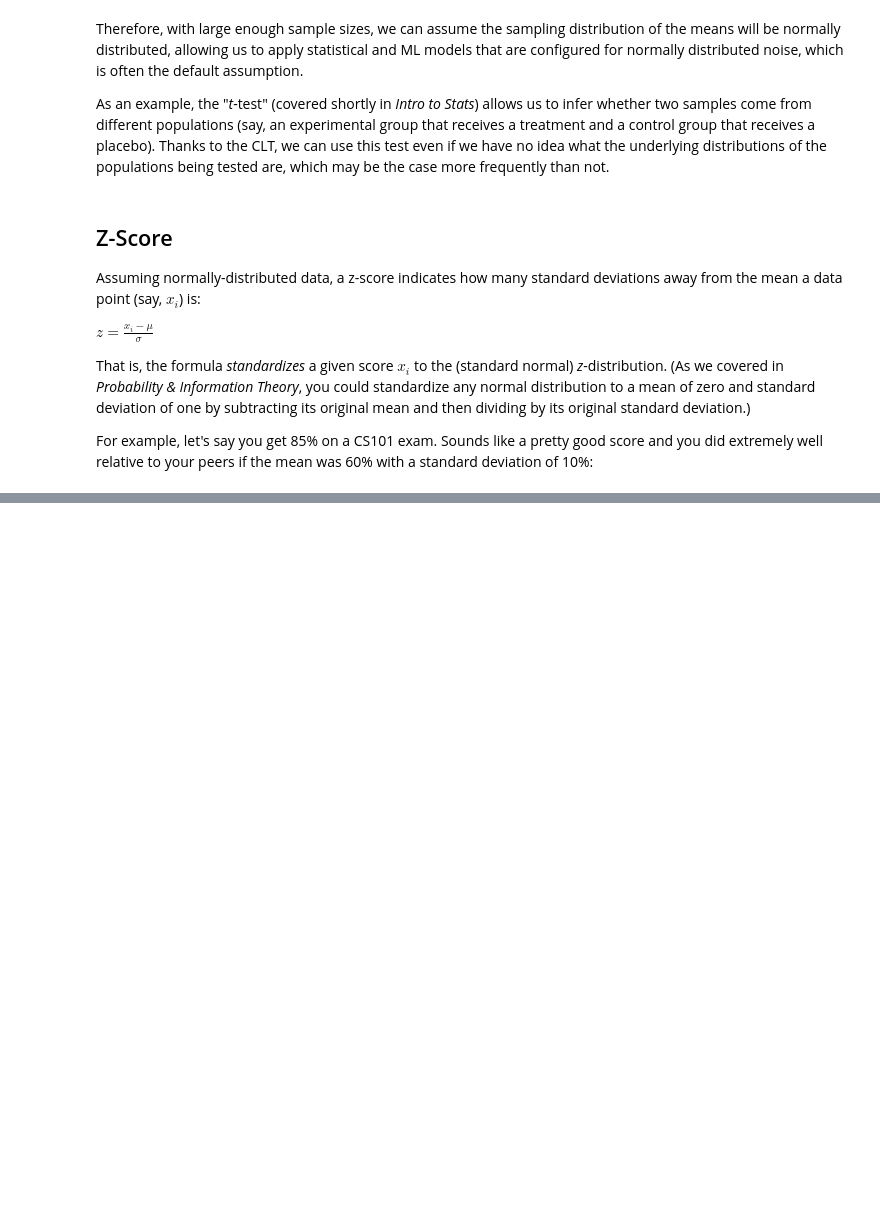
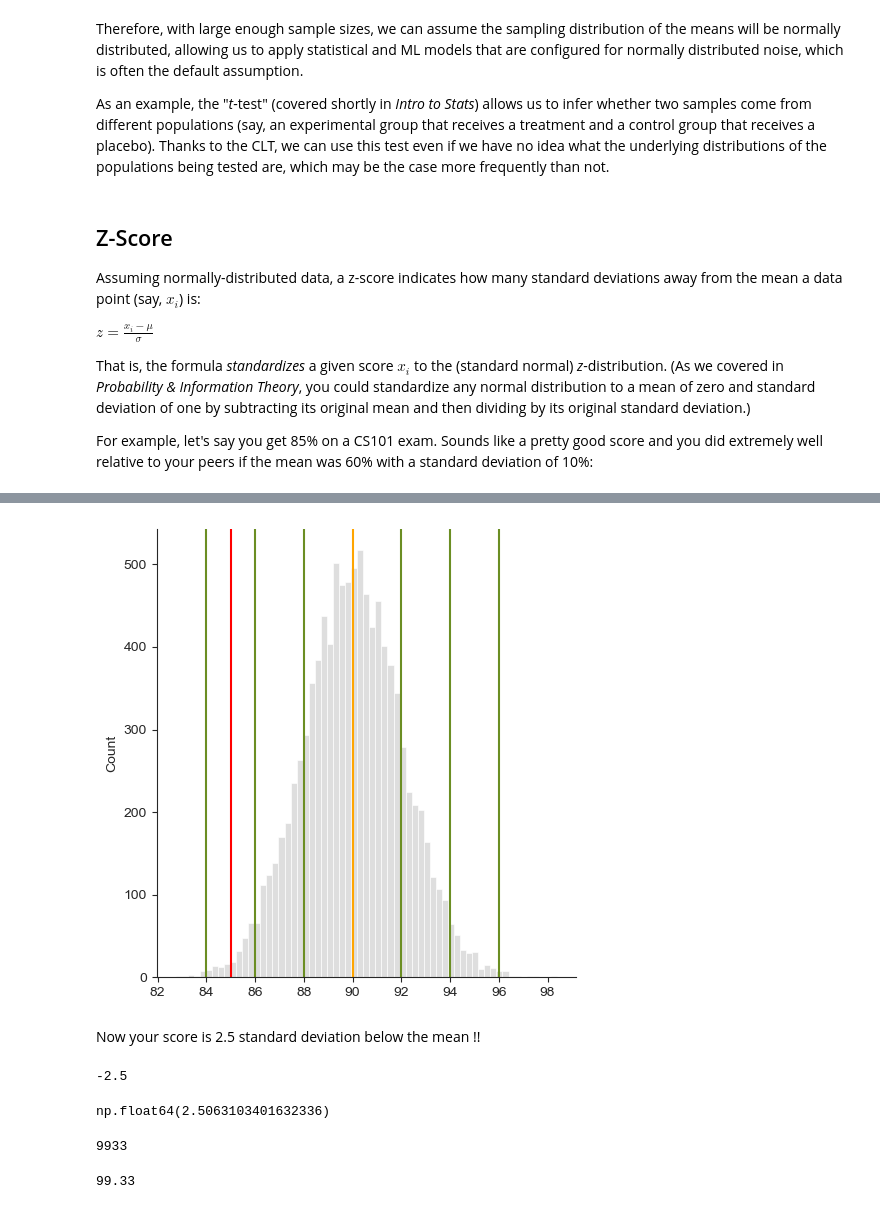
Before and after one commit to sjagadee/math_for_ai_ml, a Jupyter notebook: 6-statistics/1-frequentist-stat.ipynb, the cells around one changed output, grey strips where cells are left out. Drawn from its saved outputs; the diff is of its cells as text; code cells hidden in the pictures; blank space fills up the shorter version.

```diff
--- a/6-statistics/1-frequentist-stat.ipynb
+++ b/6-statistics/1-frequentist-stat.ipynb
@@ -244,0 +291,36 @@ For example, let's say you get 85% on a CS101 exam. Sounds like a pretty good sc
+# %%
+mu = 90
+sigma = 2
+y = np.random.normal(mu, sigma, 10000)
+# %%
+sns.displot(y, color='lightgray')
+ax.set_xlim(0, 100)
+plt.axvline(mu, color='orange')
+for v in [-3, -2, -1, 1, 2, 3]:
+    plt.axvline(mu+v*sigma, color='olivedrab')
+
+_ = plt.axvline(x_i, color='red')
+# %% [output]
+[figure, added]
+# %% [markdown]
+Now your score is 2.5 standard deviation below the mean !!
+# %%
+# using the population mean and population standard deviation
+z = (x_i - mu) / sigma
+z
+# %% [output]
+-2.5
+# %%
+# using the sample mean and sample standard deviation
+z = (x_i - np.mean(x)) / np.std(x)
+z
+# %% [output]
+np.float64(2.5063103401632336)
+# %%
+len(np.where(y > x_i)[0])
+# %% [output]
+9933
+# %%
+100 * 9933 / 10000
+# %% [output]
+99.33
```
Also changed, not shown: parts of 31 cells of this notebook.
